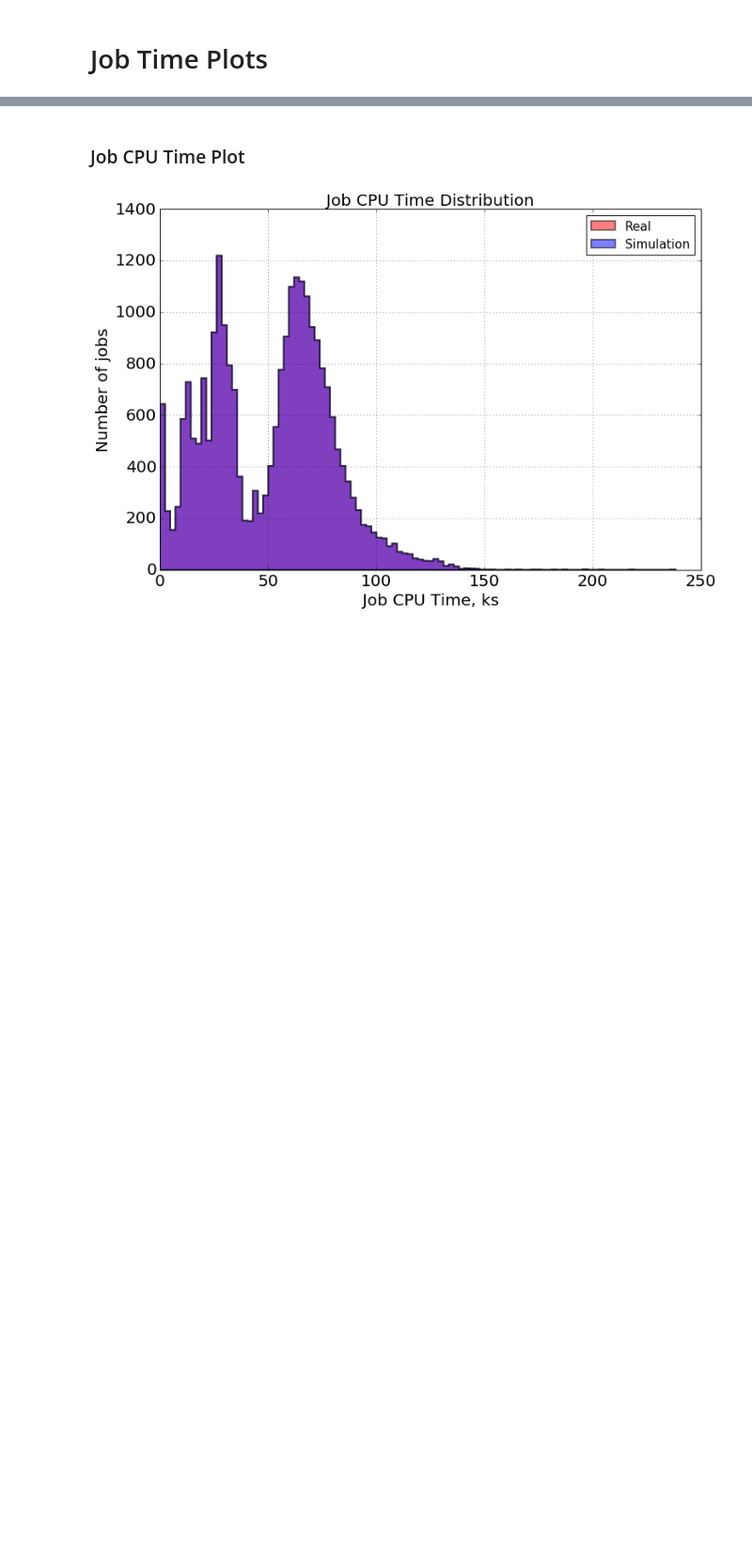
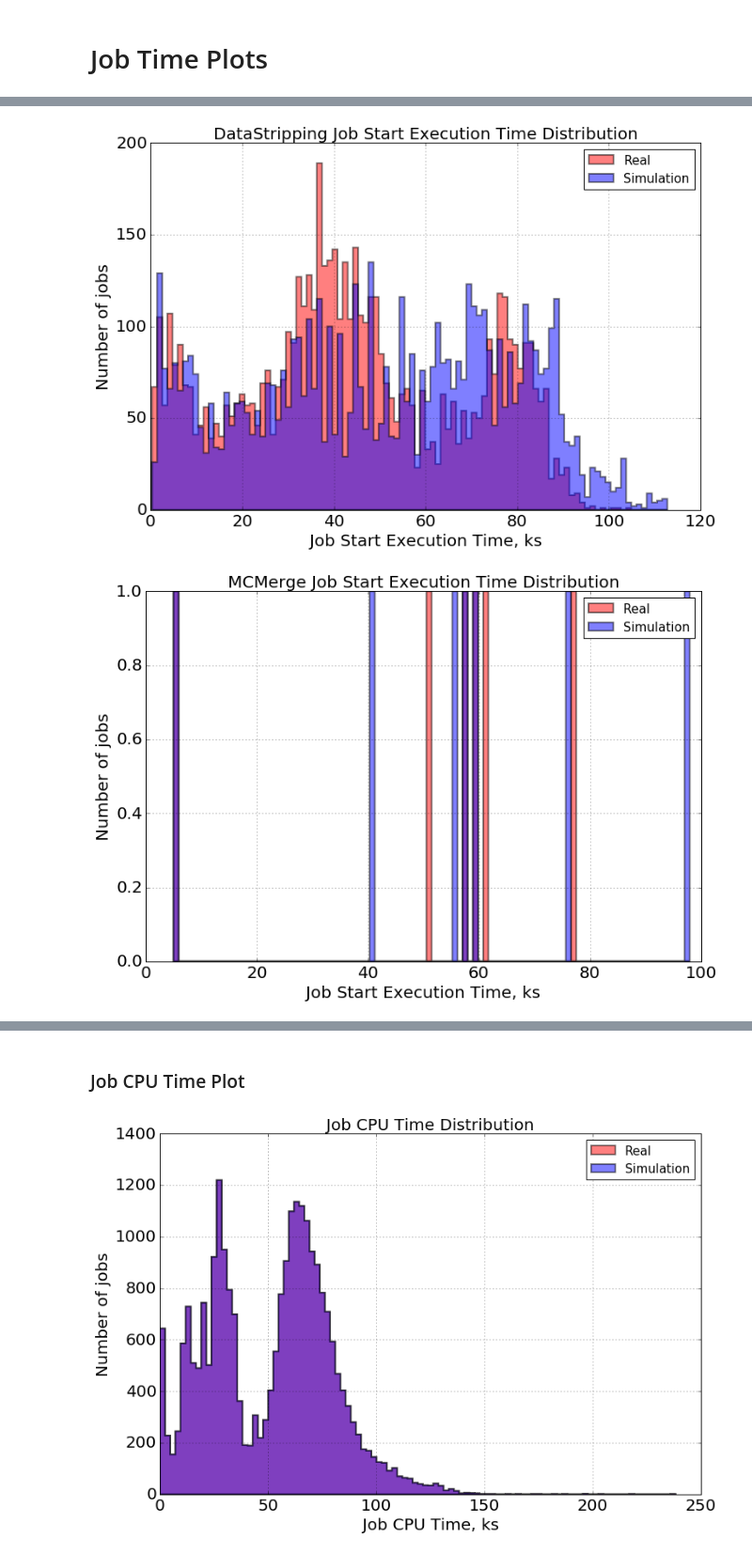
Before and after one commit to skygrid/grid_simulation, a Jupyter notebook: results/SimulationResults.ipynb, the cells around one changed output, grey strips where cells are left out. Shown at 94% size. Cells and saved outputs as stored; diff of their text form; code cells hidden in the pictures; blank space fills up the shorter version.

```diff
--- a/results/SimulationResults.ipynb
+++ b/results/SimulationResults.ipynb
@@ -38,0 +61,5 @@ jtp = JobTimePlots(sim_out_data, real_out_data)
+# %%
+jtp.job_start_exec_time(by_job_type=True)
+# %% [output]
+[figure, added]
+[figure, added]
```
Also changed, not shown: parts of 15 cells of this notebook, 1 other file.
